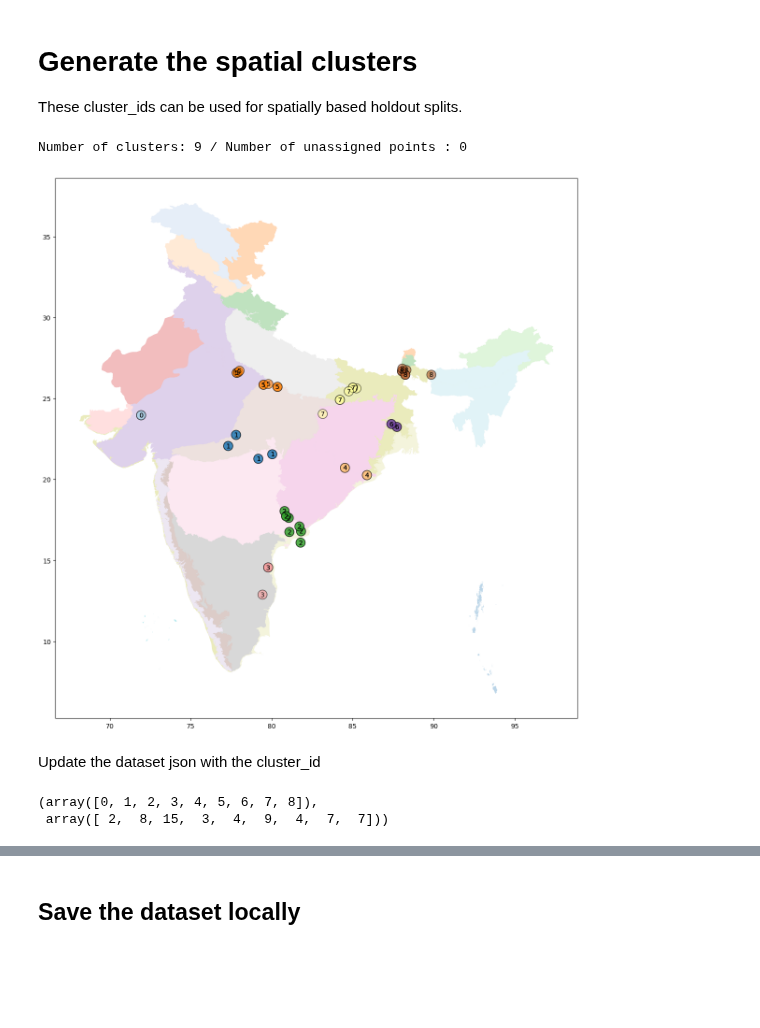
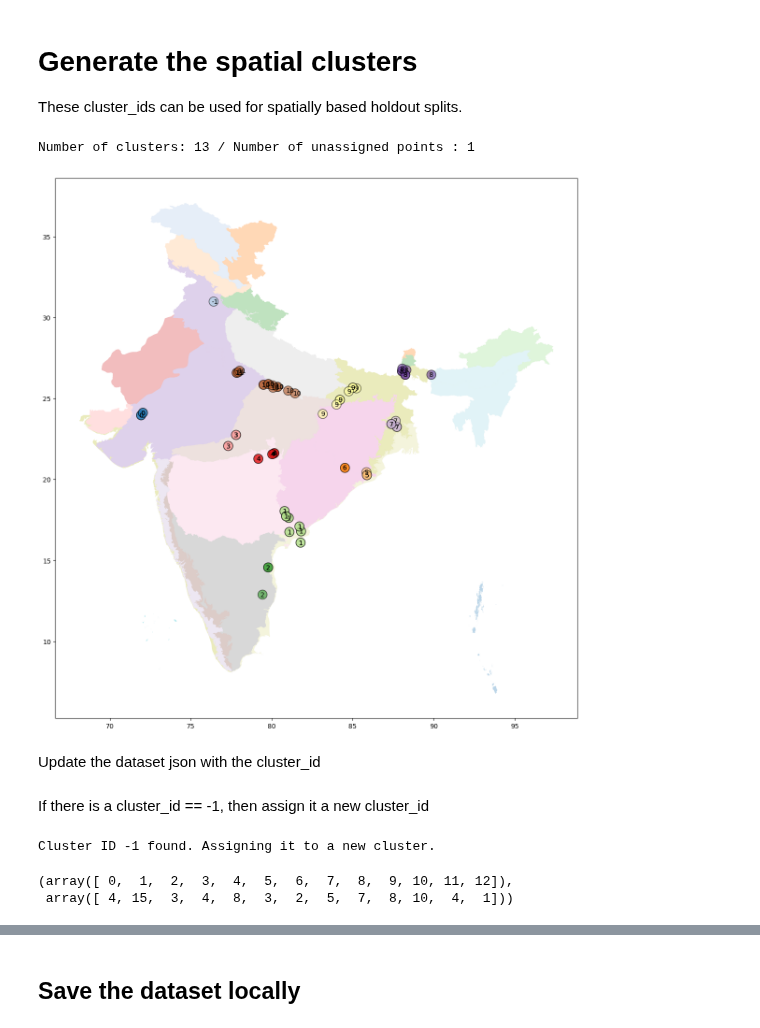
Before and after one commit to BerkeleySandProject/sandmining-watch, a Jupyter notebook: label/create_dataset.ipynb, the cells around one changed output, grey strips where cells are left out. Drawn from its saved outputs; the diff is of its cells as text; code cells hidden in the pictures; blank space fills up the shorter version.

Commit message:
Added latest clusters and labels to dataset

```diff
--- a/label/create_dataset.ipynb
+++ b/label/create_dataset.ipynb
@@ -124,16 +124,16 @@ These cluster_ids can be used for spatially based holdout splits.
 # %%
 from utils.river_utils import cluster_observations, visualize_clusters
 
 india_bio = gpd.read_file("/data/sand_mining/shapefiles/lyr_76_india_biogeographic.shp")
 india_bio = india_bio.set_crs(4326, allow_override=True)
 india_bio = [india_bio[['biogeoprov', 'geometry']]] # also turn it into a list
 
 gdf = gpd.GeoDataFrame(annotation_json_list, geometry=gpd.points_from_xy([entry['longitude'] for entry in annotation_json_list], [entry['latitude'] for entry in annotation_json_list]))
-gdf = cluster_observations(gdf, min_cluster_size=2, maximum_cluster_radius_km=250, max_cluster_size=5)
+gdf = cluster_observations(gdf, min_cluster_size=2, maximum_cluster_radius_km=100, max_cluster_size=5)
 visualize_clusters(gdf, background_gdfs=india_bio)
 # %% [output]
-Number of clusters: 9 / Number of unassigned points : 0
+Number of clusters: 13 / Number of unassigned points : 1
-[figure, old version]
+[figure, new version]
 # %% [markdown]
 Update the dataset json with the cluster_id
 # %%
@@ -141,10 +141,24 @@ for i, entry in enumerate(annotation_json_list):
     annotation_json_list[i]['cluster_id'] = int(gdf.iloc[i]['cluster_id'])
 # %%
 import numpy as np
-np.unique([anno["cluster_id"] for anno in annotation_json_list], return_counts=True)
+cluster_ids = np.unique([anno["cluster_id"] for anno in annotation_json_list])
-# %% [output]
-(array([0, 1, 2, 3, 4, 5, 6, 7, 8]),
- array([ 2,  8, 15,  3,  4,  9,  4,  7,  7]))
+# %% [markdown]
+If there is a cluster_id == -1, then assign it a new cluster_id
+# %%
+#check if cluster_ids contains -1
+if -1 in cluster_ids:
+    print("Cluster ID -1 found. Assigning it to a new cluster.")
+    new_cluster_id = np.max(cluster_ids) + 1
+    for i, entry in enumerate(annotation_json_list):
+        if entry['cluster_id'] == -1:
+            annotation_json_list[i]['cluster_id'] = new_cluster_id
+            new_cluster_id += 1
+
+np.unique([anno["cluster_id"] for anno in annotation_json_list], return_counts=True)
+# %% [output]
+Cluster ID -1 found. Assigning it to a new cluster.
+(array([ 0,  1,  2,  3,  4,  5,  6,  7,  8,  9, 10, 11, 12]),
+ array([ 4, 15,  3,  4,  8,  3,  2,  5,  7,  8, 10,  4,  1]))
 # %%
 # Generate random validation cluster
 random.seed(0)
```
Also changed, not shown: parts of 3 cells of this notebook, 1 other file.
